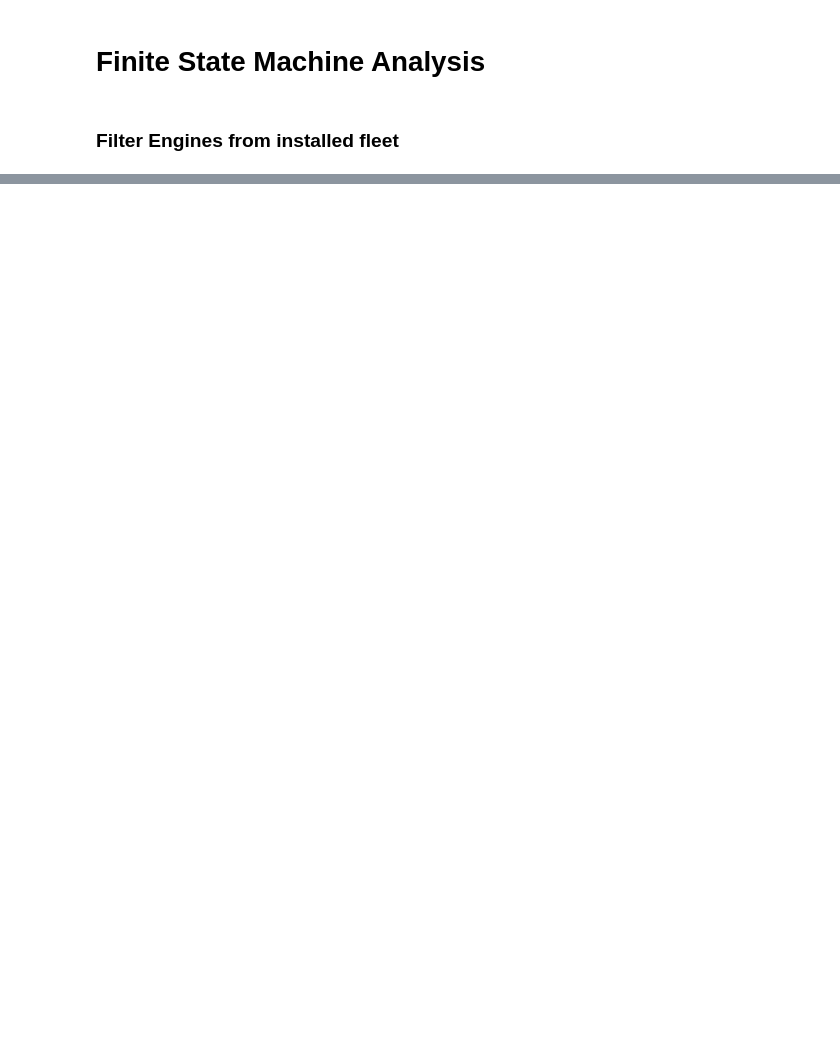
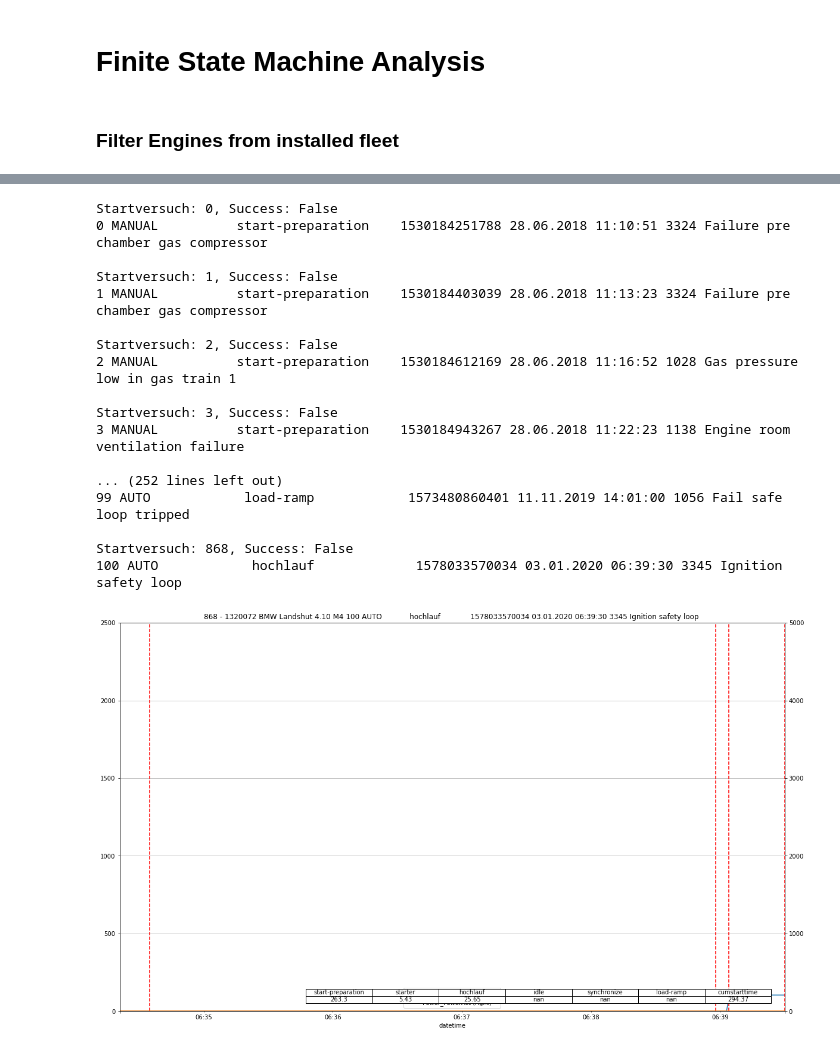
Before and after one commit to dieterch/statemachine, a Jupyter notebook: play.ipynb, the cells around one changed output, grey strips where cells are left out. Saved outputs shown, nothing was run; the diff lists cells and outputs as text; code cells hidden in the pictures; blank space fills up the shorter version.

```diff
--- a/play.ipynb
+++ b/play.ipynb
@@ -103,18 +189,43 @@ rda[['start-preparation','starter','hochlauf','idle','synchronize','cumstarttime
 # %%
 nalarms = []
 ct = 0
+ct2 = 0
+mini = 100
+maxi = 102
 for i,c in rdf.iterrows():
     if len(c['alarms']) > 0 and not c['success']:
         ct += 1
         print(f"\nStartversuch: {i}, Success: {c['success']}")
         for a in c['alarms']:
             nalarms.append(a['msg'])
-            _txt = f"{c['mode']:15} {a['state']:20} {a['msg']['timestamp']} {pd.to_datetime(int(a['msg']['timestamp'])*1e6).strftime('%d.%m.%Y %H:%M:%S')} {a['msg']['name']} {a['msg']['message']}"
-            #print(f"{c['mode']:15} {a['state']:20} {a['msg']['timestamp']} {pd.to_datetime(int(a['msg']['timestamp'])*1e6).strftime('%d.%m.%Y %H:%M:%S')} {a['msg']['name']} {a['msg']['message']}")
-            fsm.plot_cycle(c, ylim=(0,2500), cycletime=1, marker=None,figsize=(20,12), title=f"{i:3d} - {fsm._e} {_txt}")
-            plt.show()
+            _txt = f"{ct2} {c['mode']:15} {a['state']:20} {a['msg']['timestamp']} {pd.to_datetime(int(a['msg']['timestamp'])*1e6).strftime('%d.%m.%Y %H:%M:%S')} {a['msg']['name']} {a['msg']['message']}"
+            print(_txt)
+            if ct2 >= mini and ct2 <= maxi:
+                fsm.plot_cycle(c, ylim=(0,2500), cycletime=1, marker=None,figsize=(20,12), title=f"{i:3d} - {fsm._e} {_txt}")
+                plt.show()
+            ct2 += 1
+
 print(f"""
 ***********************************
 ** {ct:3} nicht erfolgreiche Starts **
 ***********************************
 """)
+# %% [output]
+Startversuch: 0, Success: False
+0 MANUAL          start-preparation    1530184251788 28.06.2018 11:10:51 3324 Failure pre chamber gas compressor
+
+Startversuch: 1, Success: False
+1 MANUAL          start-preparation    1530184403039 28.06.2018 11:13:23 3324 Failure pre chamber gas compressor
+
+Startversuch: 2, Success: False
+2 MANUAL          start-preparation    1530184612169 28.06.2018 11:16:52 1028 Gas pressure low in gas train 1
+
+Startversuch: 3, Success: False
+3 MANUAL          start-preparation    1530184943267 28.06.2018 11:22:23 1138 Engine room ventilation failure
+
+... (252 lines left out)
+99 AUTO            load-ramp            1573480860401 11.11.2019 14:01:00 1056 Fail safe loop tripped
+
+Startversuch: 868, Success: False
+100 AUTO            hochlauf             1578033570034 03.01.2020 06:39:30 3345 Ignition safety loop
+[figure, added]
```
Also changed, not shown: parts of 15 cells of this notebook, 1 other file.
